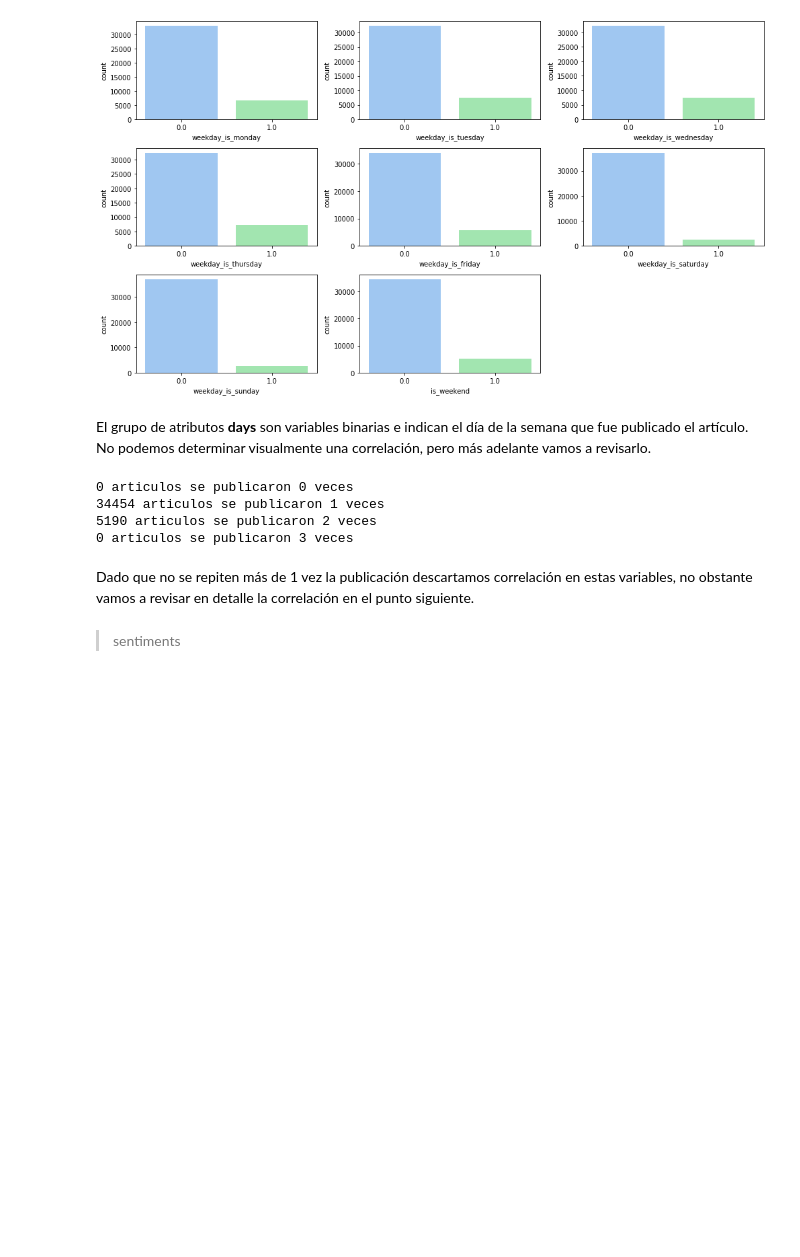
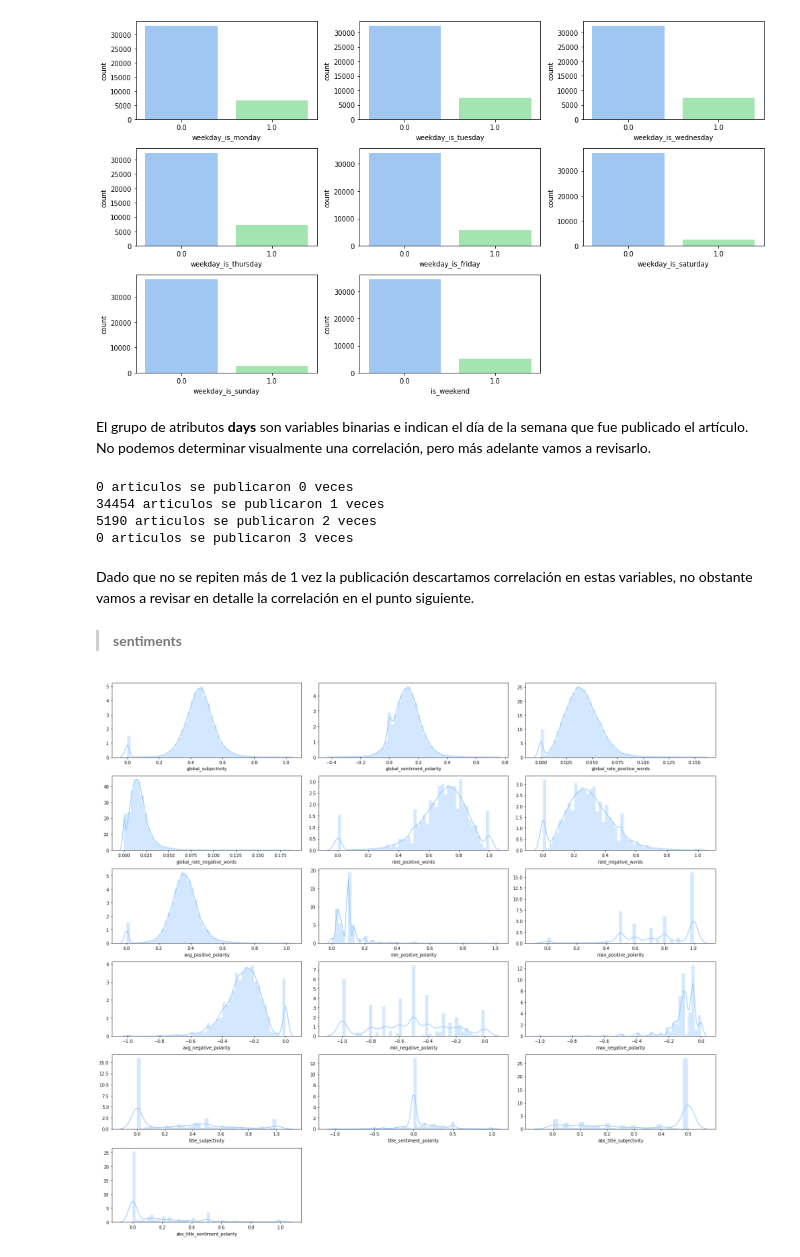
Before and after one commit to ridexmoler/modulo-machine-learning, a Jupyter notebook: semana5/sesion10/Pablo-Rocco-ACT010/notebook.ipynb, the cells around one changed output. Saved outputs shown, nothing was run; the diff lists cells and outputs as text; code cells hidden in the pictures; blank space fills up the shorter version.

```diff
--- a/semana5/sesion10/Pablo-Rocco-ACT010/notebook.ipynb
+++ b/semana5/sesion10/Pablo-Rocco-ACT010/notebook.ipynb
@@ -90,7 +109,8 @@ df.drop(columns='url', inplace=True)
 qnty = df.filter(regex='^n_', axis=1)
 channel = df.filter(regex='^data_', axis=1)
 days = df.filter(regex=re.compile("weekday|weekend"), axis=1)
-sentiments = df.filter(regex=re.compile("negative|positive|subjectivity"), axis=1)
+# Agregamos polaridad que no estaba en el código que se nos entregó
+sentiments = df.filter(regex=re.compile("negative|positive|subjectivity|polarity"), axis=1)
 lda = df.filter(regex='^LDA_\d', axis=1)
 keywords = df.filter(regex='^kw_', axis=1)
 # %% [markdown]
@@ -146,4 +166,9 @@ for index, cant in enumerate(cantidad):
 # %% [markdown]
 Dado que no se repiten más de 1 vez la publicación descartamos correlación en estas variables, no obstante vamos a revisar en detalle la correlación en el punto siguiente.
 # %% [markdown]
-> sentiments
+> __sentiments__
+# %%
+plt.figure(figsize=(20,18))
+hlp.grid_plot_batch(sentiments, 3, sns.distplot)
+# %% [output]
+[figure, added]
```
Also changed, not shown: parts of 46 cells of this notebook, 2 other files.
